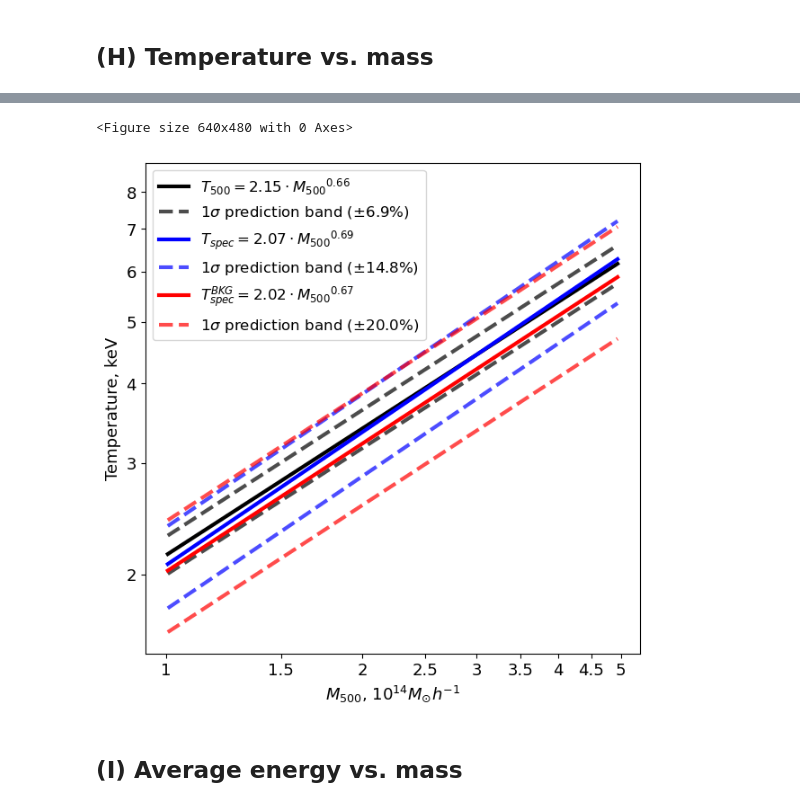
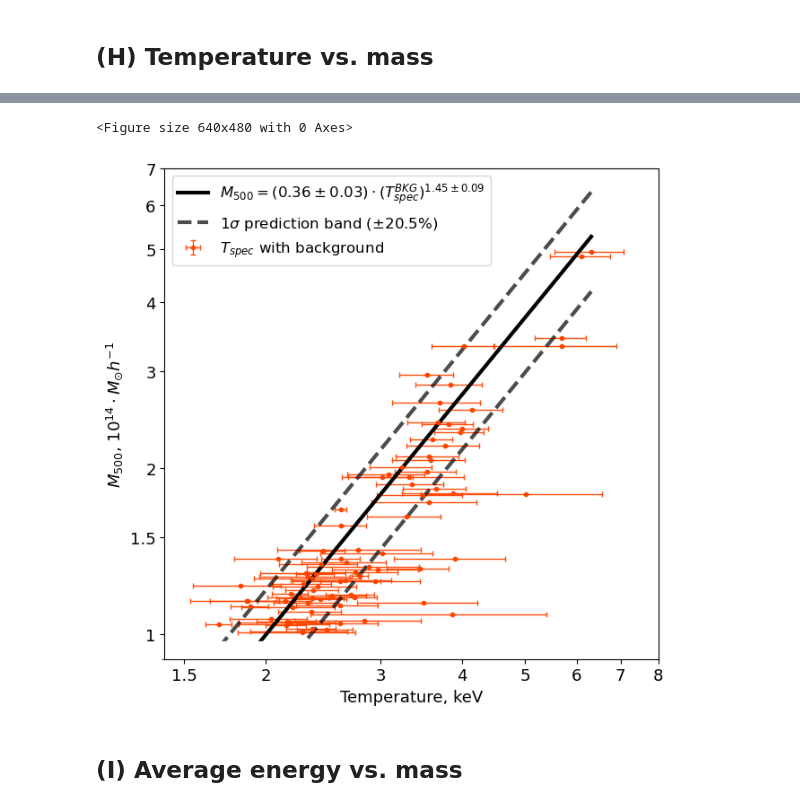
Before and after one commit to pi4imu/magneticum, a Jupyter notebook: spectra_magneticum.ipynb, the cells around one changed output, grey strips where cells are left out. Cells and saved outputs as stored; diff of their text form; code cells hidden in the pictures.

```diff
--- a/spectra_magneticum.ipynb
+++ b/spectra_magneticum.ipynb
@@ -667,7 +679,7 @@ x.Plot.device = "/null"
 for i in tqdm(range(84)):
 
     x.Xset.chatter = 0
-    x.Model("phabs*apec", setPars={1:0.01, 2:yyy[i], 3:0.3, 4:0, 5:1})
+    x.Model("phabs*apec", setPars={1:0.01, 2:temps7[i], 3:0.3, 4:0, 5:1})
     #x.Plot("model")
 
     x.AllData.clear()
@@ -972,8 +828,0 @@ calculate_all_and_average_it(NNNN, write_to_file='3_ab-fix_chisq_10ks_standard')
-# %%
-table_name = '3_ab-fix_chisq_10ks_standard'
-
-read_table = pd.read_csv('tables/table_'+table_name+'.csv', header=None, index_col=0, delimiter=' ').to_dict()
-
-temp_usr_chisq =  list(zip(read_table[1].values(), read_table[2].values(), read_table[3].values()))
-lumin_usr_chisq = list(zip(read_table[4].values(), read_table[5].values(), read_table[6].values()))
-aven_usr_chisq =  list(zip(read_table[7].values(), read_table[8].values()))
@@ -1004,8 +828,0 @@ calculate_all_and_average_it(NNNN, write_to_file='4_ab-fix_cstat_10ks_churazov')
-# %%
-table_name = '4_ab-fix_cstat_10ks_churazov'
-
-read_table = pd.read_csv('tables/table_'+table_name+'.csv', header=None, index_col=0, delimiter=' ').to_dict()
-
-temp_usr_churazov =  list(zip(read_table[1].values(), read_table[2].values(), read_table[3].values()))
-lumin_usr_churazov = list(zip(read_table[4].values(), read_table[5].values(), read_table[6].values()))
-aven_usr_churazov =  list(zip(read_table[7].values(), read_table[8].values()))
@@ -1516,47 +1273,53 @@ yyyy2_err = [a[2] for a in temp_usr_with_bkg]
 
 #print(clusters["z_true"].values)
 
-lll = np.linspace(min(MASSES), max(MASSES), 100) #*E(clusters["z_true"].values)
+lll = np.linspace(min(yyyy2), max(yyyy2), 100) #*E(clusters["z_true"].values)
 
-draw_line(MASSES, np.zeros(len(MASSES)), T500S, np.array(T500S)*0,
+#draw_line(MASSES, np.zeros(len(MASSES)), T500S, np.array(T500S)*0,
+#          clr = 'black',
+#          l4dots = '$T_{500}$ from simulations',
+#          l4legend = 'T_{{500}}',
+#          argument='M_{{500}}',
+#          with_scatter=True,
+#          with_intervals=False)
+
+#draw_line(yyyy1, yyyy1_err, MASSES, np.zeros(len(MASSES)),
+#          clr = 'black',
+#          l4dots = '$T_{spec}$ without background',
+#          l4legend = 'M_{{500}}',
+#          argument = 'T_{{spec}}',
+#          with_scatter=True,
+#          with_intervals=True)
+
+draw_line(yyyy2, yyyy2_err, MASSES, np.zeros(len(MASSES)),
           clr = 'black',
-          l4dots = '$T_{500}$ from simulations',
-          l4legend = 'T_{{500}}',
-          argument='M_{{500}}',
+          l4dots = '$T_{spec}$ with background',
+          l4legend = 'M_{{500}}',
+          argument = '(T_{{spec}}^{{BKG}})',
           with_scatter=True,
-          with_intervals=False)
+          with_intervals=True)
 
-draw_line(MASSES, np.zeros(len(MASSES)), yyyy1, yyyy1_err,
-          clr = 'blue',
-          l4dots = '$T_{spec}$ without background',
-          l4legend = 'T_{{spec}}',
-          argument='M_{{500}}',
-          with_scatter=True,
-          with_intervals=False)
-
-draw_line(MASSES, np.zeros(len(MASSES)), yyyy2, yyyy2_err,
-          clr = 'red',
-          l4dots = '$T_{spec}$ with background',
-          l4legend = 'T_{{spec}}^{{BKG}}',
-          argument='M_{{500}}',
-          with_scatter=True,
-          with_intervals=False)
-
-plt.xlabel("$M_{500}$, $10^{14} M_{\odot} h^{-1}$", fontsize=13)
-plt.ylabel("Temperature, keV", fontsize=13)
+plt.ylabel("$M_{500}$, $10^{14} \cdot M_{\odot} h^{-1}$", fontsize=13)
+plt.xlabel("Temperature, keV", fontsize=13)
 
 plt.xscale("log")
 plt.yscale("log")
 
 #plt.xlim(1.4, 7.5)
-plt.ylim(1.5, 8.9)
+plt.xlim(1.5, 8.9)
 
-plt.xticks([1,1.5,2,2.5,3,3.5,4,4.5,5], [1,1.5,2,2.5,3,3.5,4,4.5,5], size=13)
-plt.yticks([2,3,4,5,6,7,8], [2,3,4,5,6,7,8], size=13)
+#plt.yticks([1,1.5,2,2.5,3,3.5,4,4.5,5], [1,1.5,2,2.5,3,3.5,4,4.5,5], size=13)
+plt.yticks([1, 1.5, 2, 3, 4, 5, 6, 7], [1, 1.5, 2, 3, 4, 5, 6, 7], size=13)
+plt.xticks([1.5,2,3,4,5,6,7, 8], [1.5,2,3,4,5,6,7, 8], size=13)
 
 plt.legend(loc=2, fontsize=12)
 
-plt.savefig('figures/T_vs_M.pdf', format='pdf')
+plt.gca().add_patch(Rectangle((1.5, 0.5), 1, 0.47, linewidth=1,
+                              edgecolor='w', facecolor='w', fill=True, zorder=2))
+plt.xlim(1.4, 8)
+plt.ylim(0.9, 7.0)
+
+#plt.savefig('figures/T_vs_M_with_bkg.pdf', format='pdf')
 
 plt.show()
 # %% [output]
@@ -1580,5 +1335,5 @@ Reason(s) for Halting:
 <Figure size 640x480 with 0 Axes>
-[figure, old version]
+[figure, new version]
 # %% [markdown]
 ## (I) Average energy vs. mass
 # %%
```
Also changed, not shown: parts of 40 cells of this notebook, 8 other files.
